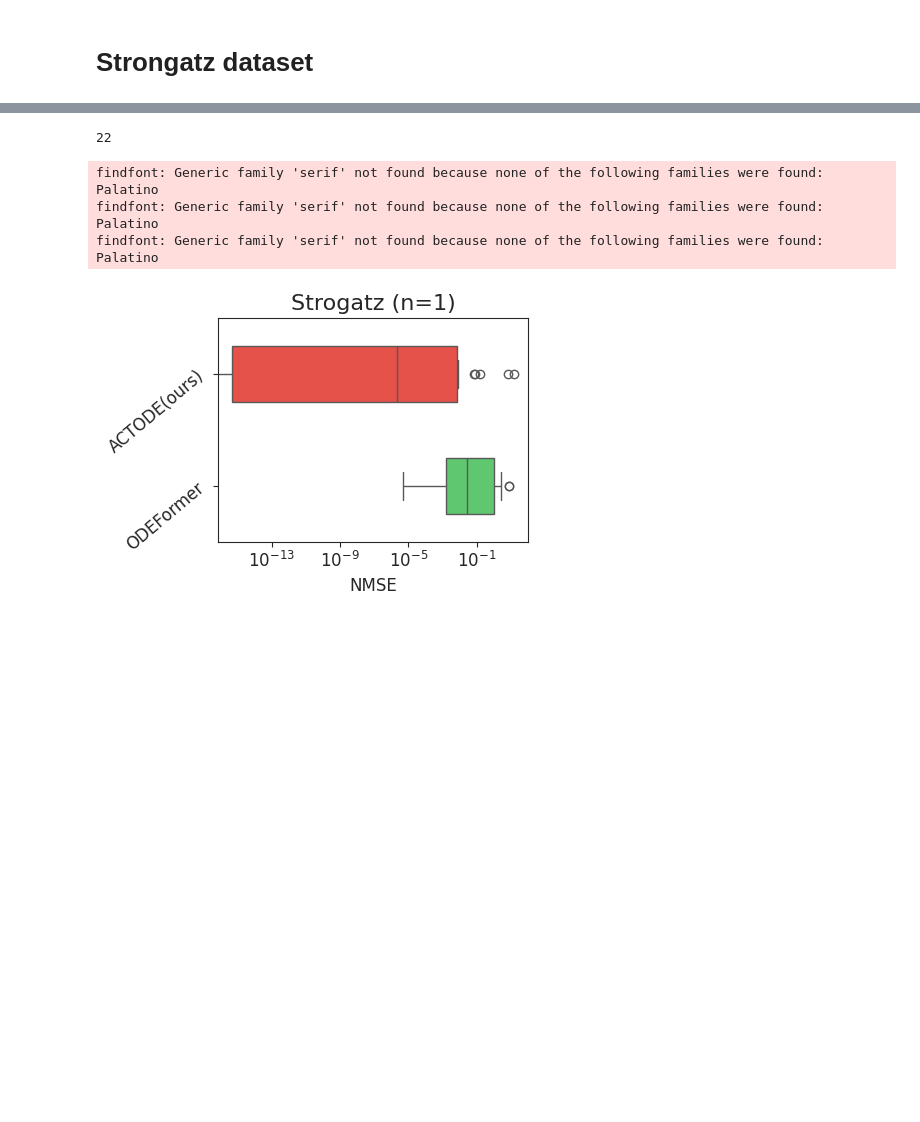
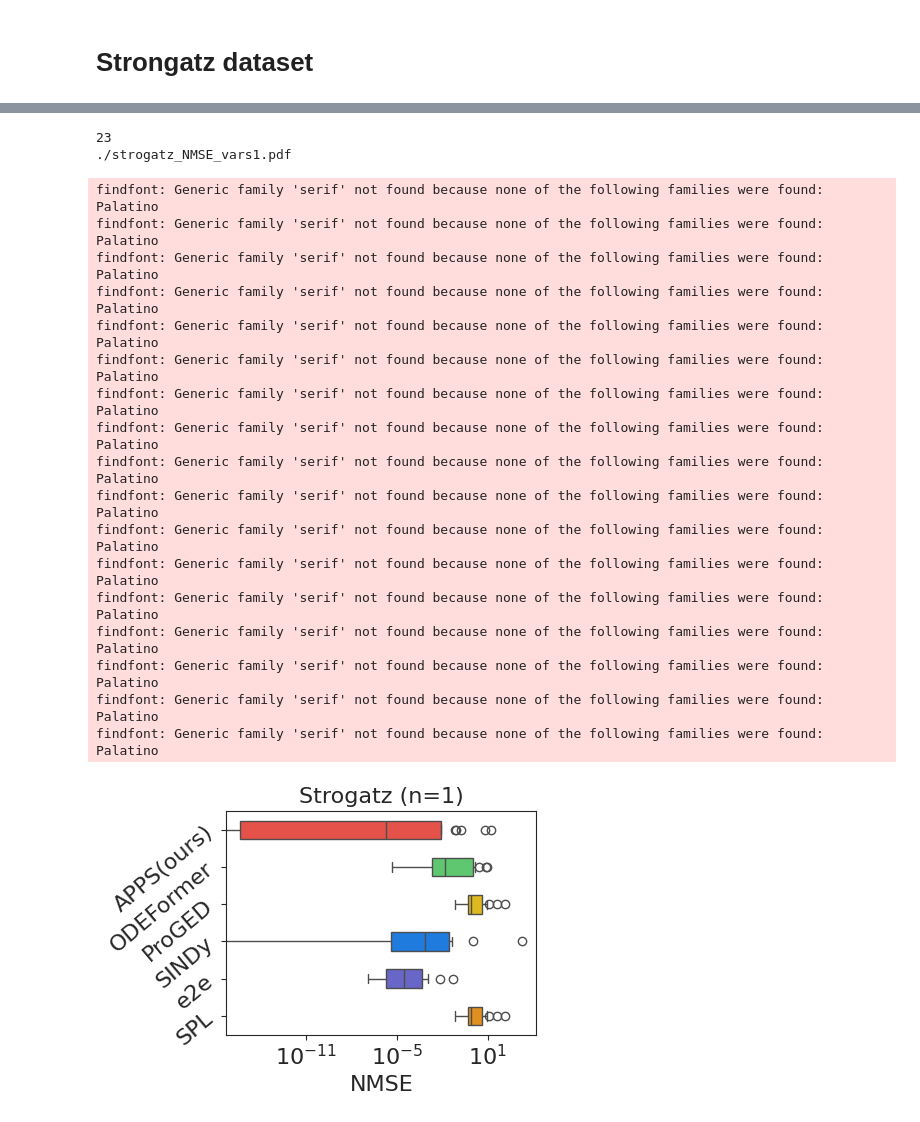
Before and after one commit to jiangnanhugo/ASD-ODE, a Jupyter notebook: plots/quantile visualization.ipynb, the cells around one changed output, grey strips where cells are left out. Cells and saved outputs as stored; diff of their text form; code cells hidden in the pictures; blank space fills up the shorter version.

```diff
--- a/plots/quantile visualization.ipynb
+++ b/plots/quantile visualization.ipynb
@@ -21,11 +21,15 @@ basepath="./"
 def plot_quantile_nmse(total, name, title, metric_name, use_logy=False, show_ylabel=True, use_hatches=False):
     ode_transformer=[abs(float(line.split("\t")[0])) for line in total.split("\n")]
     act_ode=[abs(float(line.split("\t")[1])) for line in total.split("\n")]
+    pysindy=[abs(float(line.split("\t")[2])) for line in total.split("\n")]
+    e2e=[abs(float(line.split("\t")[3])) for line in total.split("\n")]
+    spl=[abs(float(line.split("\t")[4])) for line in total.split("\n")]
+    proged=[abs(float(line.split("\t")[4])) for line in total.split("\n")]
     length=len(total.split("\n"))
     print(length)
     df=pd.DataFrame({
-        "model": act_ode+ode_transformer,
-        "type": ['ACTODE(ours)']*length+['ODEFormer']*length,
+        "model": act_ode+ode_transformer+proged+pysindy+e2e+spl,
+        "type": ['APPS(ours)']*length+['ODEFormer']*length+['ProGED']*length+['SINDy']*length+['e2e']*length+['SPL']*length,
     })
 
 
@@ -48,32 +52,34 @@ def plot_quantile_nmse(total, name, title, metric_name, use_logy=False, show_yla
     plt.yticks(rotation=40)
 
     fname = os.path.join(basepath, name+".pdf")
+    print(fname)
     plt.savefig(fname, bbox_inches='tight', pad_inches=0)
 # %% [markdown]
 # Strongatz dataset
 # %%
-total="""1.93E-05	0
-0.005040090376	-3.38E-16
-0.008444352462	-3.13E-18
-0.001390256179	-4.00E-06
-0.9937783921	-0.1673301492
-0.09801504605	-0.003072098889
-1.121751673	-0.0004341880742
-8.270076057	-1.20E-07
-0.001156716853	-8.32E-06
-0.2095195479	-8.90E-16
-1.364097228	-6.774733802
-0.03856159872	-0.08000183193
-0.0004189361024	-0.007813674066
-0.002577059738	-7.01E-18
-0.0138877647	-3.24E-18
-0.1018359252	-2.89E-16
-2.659891547	-0.07300326977
-0.001395978476	-15.06006074
-4.61E-06	-6.58E-15
-8.057234096	-0.00696794363
-0.01036744719	-1.90E-09
-1.312553053	-4.05E-15"""
+total="""0.004187060702	nan	-0.0002251045031	-1.81E-06	-1.207395211	-0.1361780638
+1.93E-05	0	-inf	-3.48E-05	-127.3875936	0
+0.005040090376	-3.38E-16	-4.44E-05	-0.0002629990663	-1.903952974	-3.033972814
+0.008444352462	-3.13E-18	-0.04635260437	-0.007292051905	-0.06646724323	-0.01536212434
+0.001390256179	-4.00E-06	-0.02391188371	-inf	-0.4585272227	-inf
+0.9937783921	-0.1673301492	-1863.123382	-inf	-0.6773151246	-0.09141610223
+0.09801504605	-0.003072098889	-inf	-1.31E-07	-0.3793025636	-0.09397577012
+1.121751673	-0.0004341880742	0	-inf	-0.8966906715	-1.015211598
+8.270076057	-1.20E-07	-3.61E-05	-inf	-0.6435622129	-0.05622097081
+0.001156716853	-8.32E-06	-7.78E-06	-0.001115768516	-37.48213561	-3.003562486
+0.2095195479	-8.90E-16	-5.86E-07	-1.54E-06	-4.536822459	-0.5263597659
+1.364097228	-6.774733802	-0.01591764632	-0.000515138179	-2.772623479	-0.066248064
+0.03856159872	-0.08000183193	-0.02767699647	-4.09E-06	-0.4851002184	-0.01239339587
+0.0004189361024	-0.007813674066	-0.0007058913698	-2.53E-05	-12.77928216	-0.1591367947
+0.002577059738	-7.01E-18	-0.976483208	-0.0538745626	-0.1994973281	-0.2536711703
+0.0138877647	-3.24E-18	0	-7.38E-07	-0.6115099443	-0.09449235981
+0.1018359252	-2.89E-16	-0.00162256869	-inf	-0.4593254245	-inf
+2.659891547	-0.07300326977	-0.04157226777	-3.29E-05	-0.2451888101	-0.001590352028
+0.001395978476	-15.06006074	-0.001038866987	-4.43E-07	-0.2967511013	-0.129204023
+4.61E-06	-6.58E-15	-1.58E-31	-0.0002667180909	-6.000867152	-0.3013477143
+8.057234096	-0.00696794363	-inf	-0.001005148556	nan	-0.003593700149
+0.01036744719	-1.90E-09	-inf	-2.07E-06	-0.8992120759	-0.9259677129
+1.312553053	-4.05E-15	0	-1.63E-05	-8.762912083	-0.7405223038"""
 metric_name="NMSE"
 name=r"strogatz_"+metric_name+"_vars1"
 title=r"Strogatz (n=1)"
@@ -95,9 +101,24 @@ findfont: Generic family 'serif' not found because none of the following familie
 findfont: Generic family 'serif' not found because none of the following families were found: Palatino
 findfont: Generic family 'serif' not found because none of the following families were found: Palatino
 findfont: Generic family 'serif' not found because none of the following families were found: Palatino
 findfont: Generic family 'serif' not found because none of the following families were found: Palatino
-22
+23
+./strogatz_NMSE_vars1.pdf
 findfont: Generic family 'serif' not found because none of the following families were found: Palatino
 findfont: Generic family 'serif' not found because none of the following families were found: Palatino
 findfont: Generic family 'serif' not found because none of the following families were found: Palatino
+findfont: Generic family 'serif' not found because none of the following families were found: Palatino
+findfont: Generic family 'serif' not found because none of the following families were found: Palatino
+findfont: Generic family 'serif' not found because none of the following families were found: Palatino
+findfont: Generic family 'serif' not found because none of the following families were found: Palatino
+findfont: Generic family 'serif' not found because none of the following families were found: Palatino
+findfont: Generic family 'serif' not found because none of the following families were found: Palatino
+findfont: Generic family 'serif' not found because none of the following families were found: Palatino
+findfont: Generic family 'serif' not found because none of the following families were found: Palatino
+findfont: Generic family 'serif' not found because none of the following families were found: Palatino
+findfont: Generic family 'serif' not found because none of the following families were found: Palatino
+findfont: Generic family 'serif' not found because none of the following families were found: Palatino
+findfont: Generic family 'serif' not found because none of the following families were found: Palatino
+findfont: Generic family 'serif' not found because none of the following families were found: Palatino
+findfont: Generic family 'serif' not found because none of the following families were found: Palatino
-[figure, old version]
+[figure, new version]
```
Also changed, not shown: parts of 2 cells of this notebook, 2 other files.
